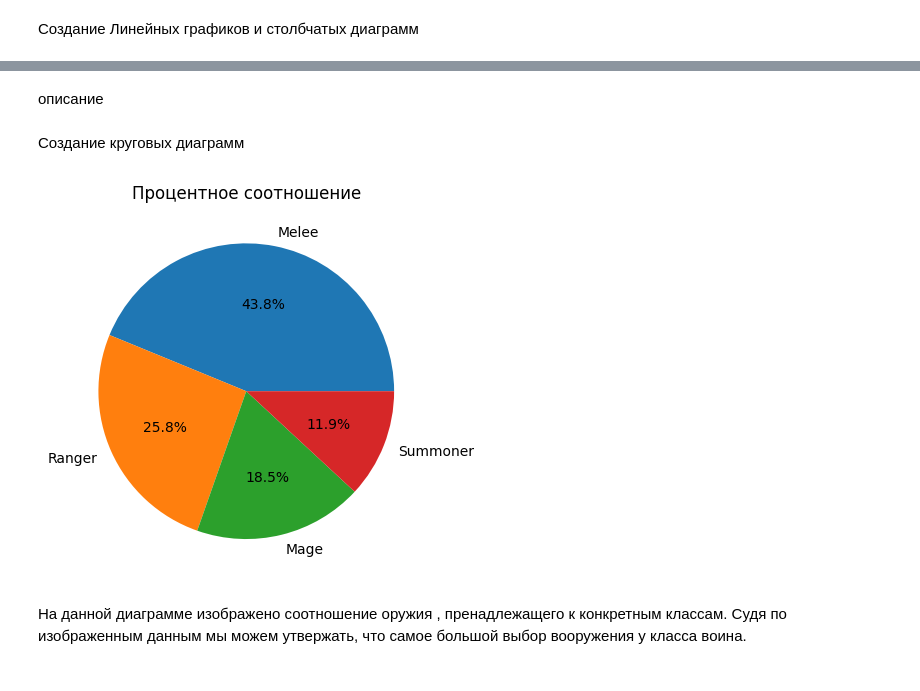
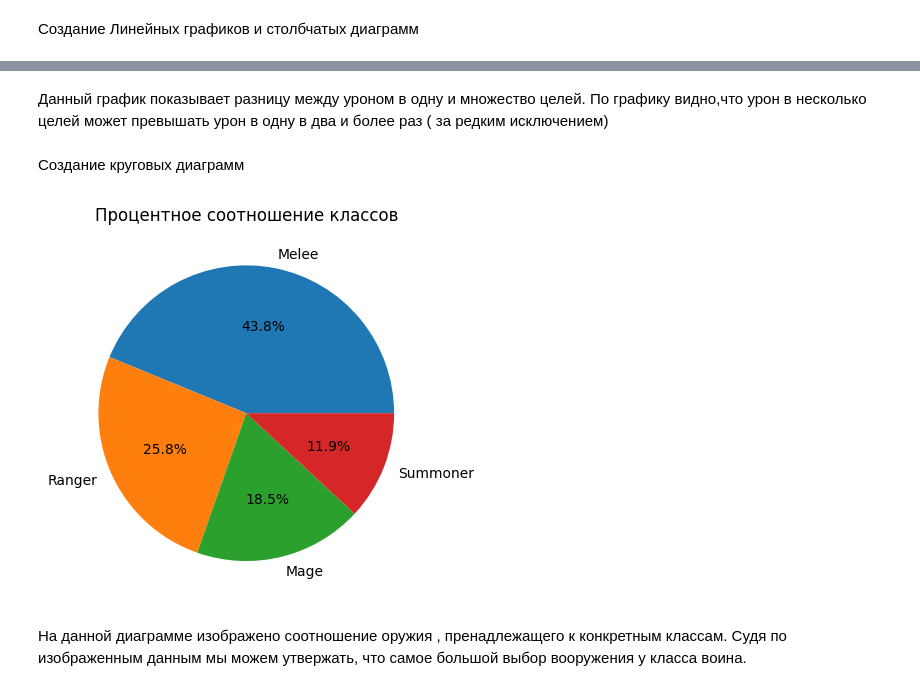
Before and after one commit to GRL7559/Project-PY, a Jupyter notebook: Practics/Graphics.ipynb, the cells around one changed output, grey strips where cells are left out. Cells and saved outputs as stored; diff of their text form; code cells hidden in the pictures.

```diff
--- a/Practics/Graphics.ipynb
+++ b/Practics/Graphics.ipynb
@@ -68,14 +63,14 @@ KeyError: 'members'
-# %% [markdown]
-описание
+# %% [markdown]
+Данный график показывает разницу между уроном в одну и множество целей. По графику видно,что урон в несколько целей может превышать урон в одну в два и более раз ( за редким исключением)
 # %% [markdown]
 Создание круговых диаграмм
 # %%
 counts=df['CLASS'].value_counts()
 plt.pie(counts, labels=counts.index, autopct='%1.1f%%')
-plt.title('Процентное соотношение')
+plt.title('Процентное соотношение классов')
 plt.show()
 # %% [output]
-[figure, old version]
+[figure, new version]
 # %% [markdown]
 На данной диаграмме изображено соотношение оружия , пренадлежащего к конкретным классам. Судя по изображенным данным мы можем утвержать, что самое большой выбор вооружения у класса воина.
 # %%
```
Also changed, not shown: parts of 18 cells of this notebook.
